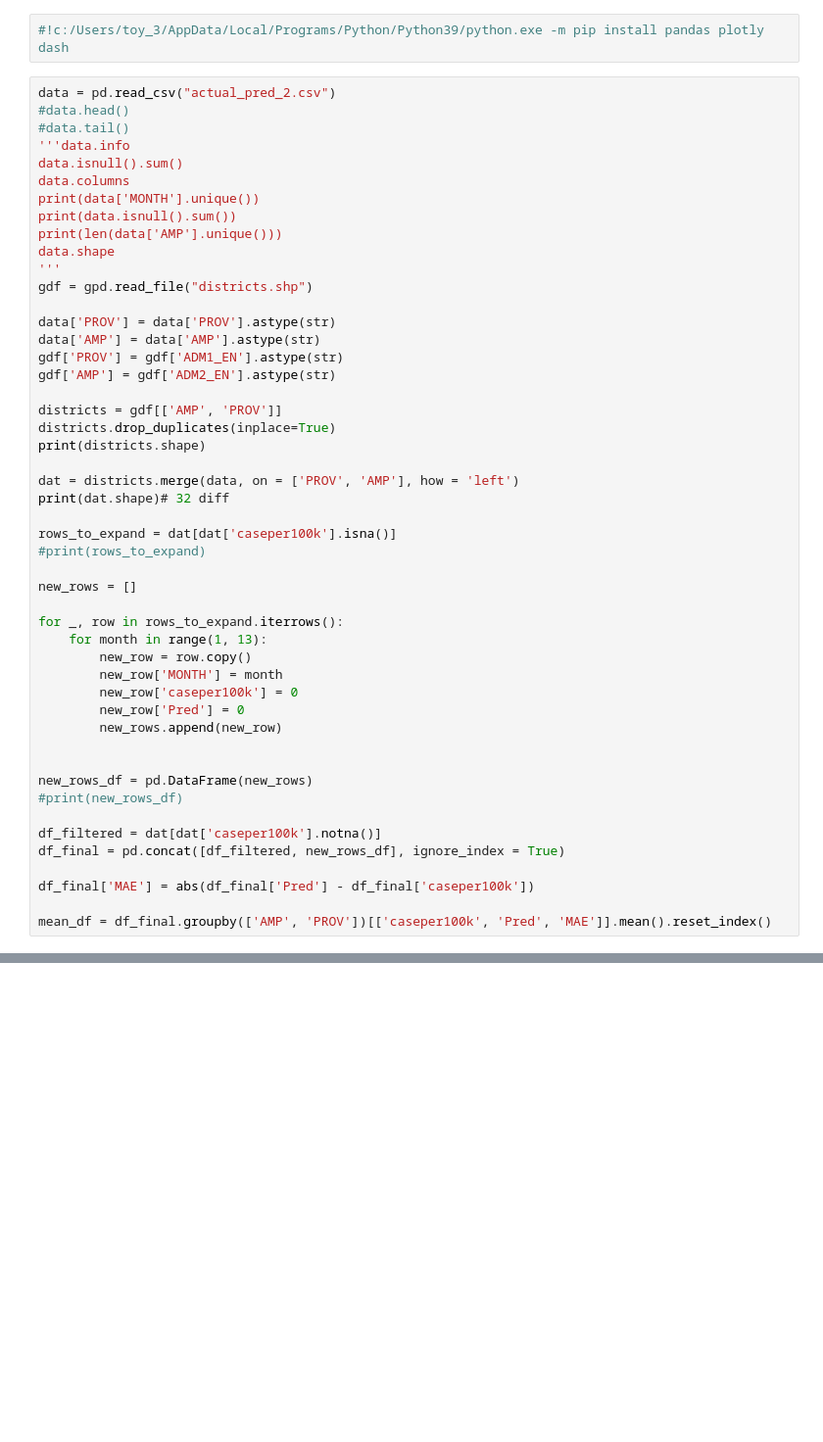
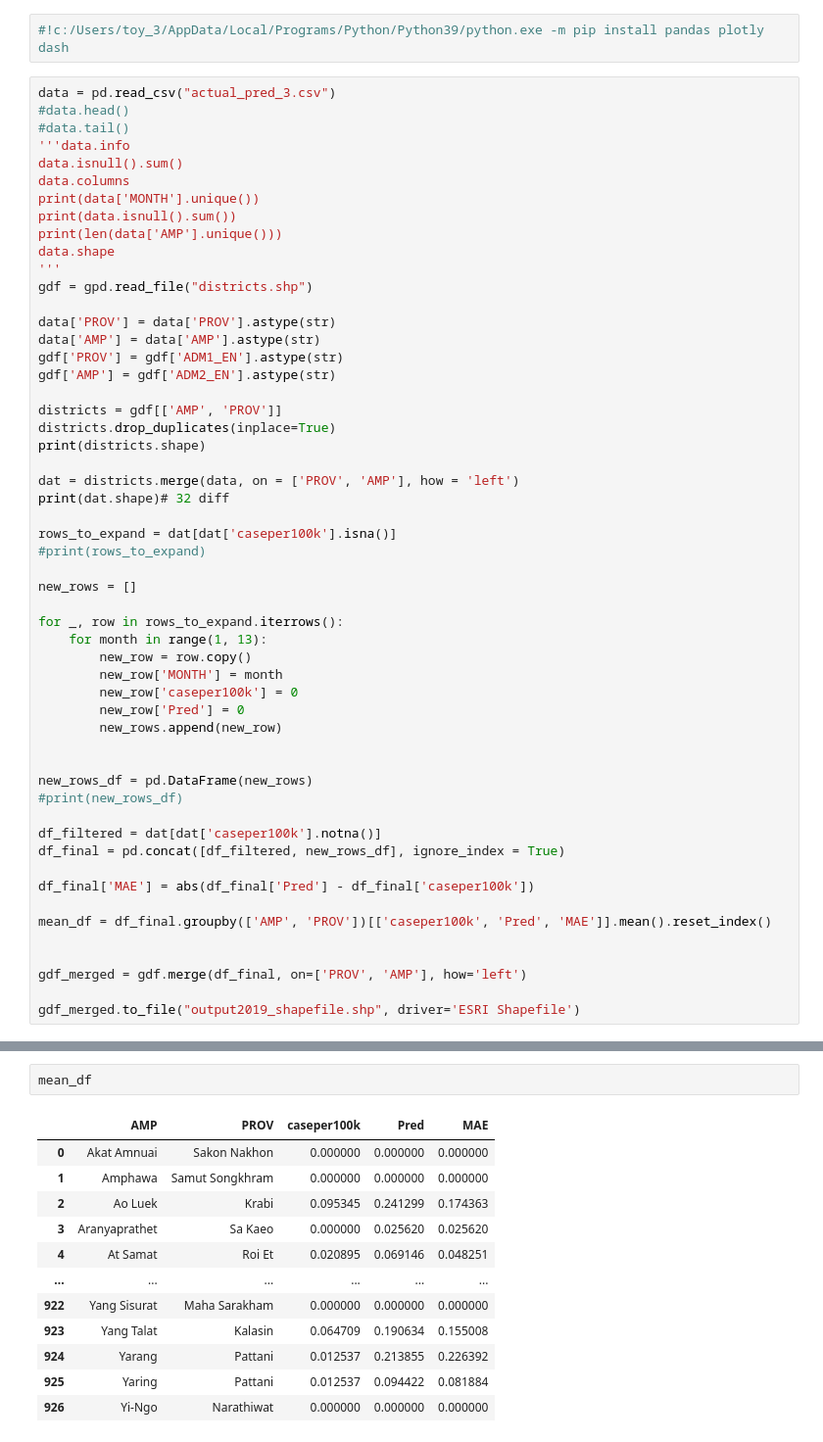
Before and after one commit to Chakorn-Song/Leptospirosis, a Jupyter notebook: plot.ipynb, the cells around one changed output, grey strips where cells are left out. Shown: that part at 98% size. Drawn from its saved outputs; the diff is of its cells as text; blank space fills up the shorter version.

```diff
--- a/plot.ipynb
+++ b/plot.ipynb
@@ -6,7 +6,7 @@ import calendar
 # %%
 #!c:/Users/toy_3/AppData/Local/Programs/Python/Python39/python.exe -m pip install pandas plotly dash
 # %%
-data = pd.read_csv("actual_pred_2.csv")
+data = pd.read_csv("actual_pred_3.csv")
 #data.head()
 #data.tail()
 '''data.info
@@ -54,4 +54,9 @@ df_final = pd.concat([df_filtered, new_rows_df], ignore_index = True)
 df_final['MAE'] = abs(df_final['Pred'] - df_final['caseper100k'])
 
 mean_df = df_final.groupby(['AMP', 'PROV'])[['caseper100k', 'Pred', 'MAE']].mean().reset_index()
+
+
+gdf_merged = gdf.merge(df_final, on=['PROV', 'AMP'], how='left')
+
+gdf_merged.to_file("output2019_shapefile.shp", driver='ESRI Shapefile')
 # %% [output]
@@ -63,0 +69,15 @@ See the caveats in the documentation: https://pandas.pydata.org/pandas-docs/stab
+# %%
+mean_df
+# %% [output]
+|  | AMP | PROV | caseper100k | Pred | MAE |
+| 0 | Akat Amnuai | Sakon Nakhon | 0.000000 | 0.000000 | 0.000000 |
+| 1 | Amphawa | Samut Songkhram | 0.000000 | 0.000000 | 0.000000 |
+| 2 | Ao Luek | Krabi | 0.095345 | 0.241299 | 0.174363 |
+| 3 | Aranyaprathet | Sa Kaeo | 0.000000 | 0.025620 | 0.025620 |
+| 4 | At Samat | Roi Et | 0.020895 | 0.069146 | 0.048251 |
+| ... | ... | ... | ... | ... | ... |
+| 922 | Yang Sisurat | Maha Sarakham | 0.000000 | 0.000000 | 0.000000 |
+| 923 | Yang Talat | Kalasin | 0.064709 | 0.190634 | 0.155008 |
+| 924 | Yarang | Pattani | 0.012537 | 0.213855 | 0.226392 |
+| 925 | Yaring | Pattani | 0.012537 | 0.094422 | 0.081884 |
+| 926 | Yi-Ngo | Narathiwat | 0.000000 | 0.000000 | 0.000000 |
```
Also changed, not shown: parts of 5 cells of this notebook, 13 other files.
